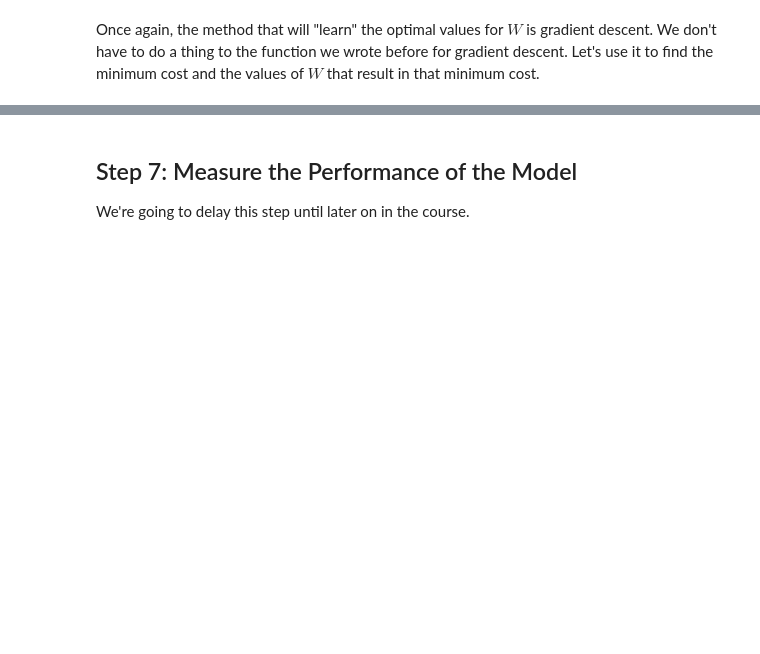
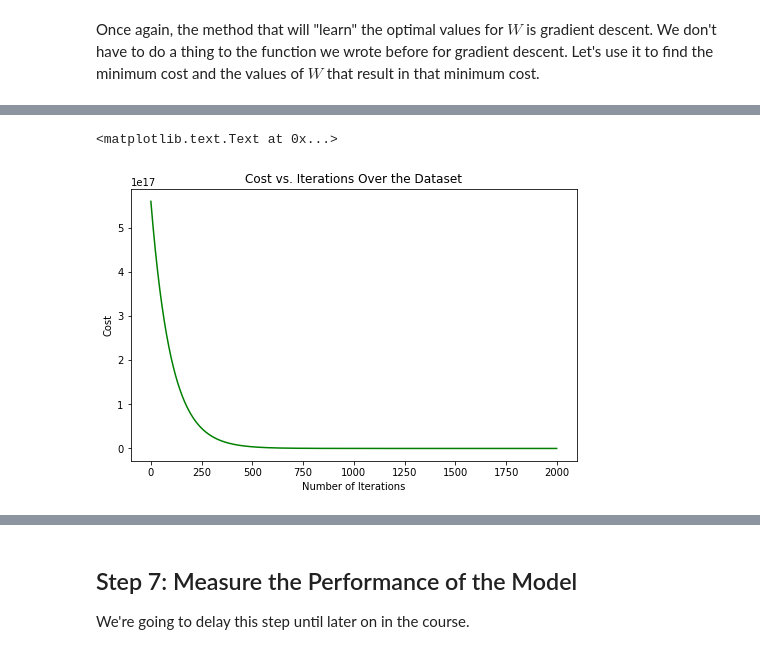
Before and after one commit to elizlajeunesse/MLCourse, a Jupyter notebook: Notebooks/Regression-With-Multiple-Features.ipynb, the cells around one changed output, grey strips where cells are left out. Cells and saved outputs as stored; diff of their text form; code cells hidden in the pictures; blank space fills up the shorter version.

```diff
--- a/Notebooks/Regression-With-Multiple-Features.ipynb
+++ b/Notebooks/Regression-With-Multiple-Features.ipynb
@@ -291 +320,11 @@ Wall time: 303 ms
+# %%
+# How the cost changes as the number of iterations increase
+fig, ax = plt.subplots(figsize=(8,5))
+ax.plot(np.arange(num_iters), running_penalty, 'g')
+ax.set_xlabel('Number of Iterations')
+ax.set_ylabel('Cost')
+ax.set_title('Cost vs. Iterations Over the Dataset')
+# %% [output]
+<matplotlib.text.Text at 0x...>
+[figure, added]
 # %%
```
Also changed, not shown: parts of 21 cells of this notebook, 19 other files.
